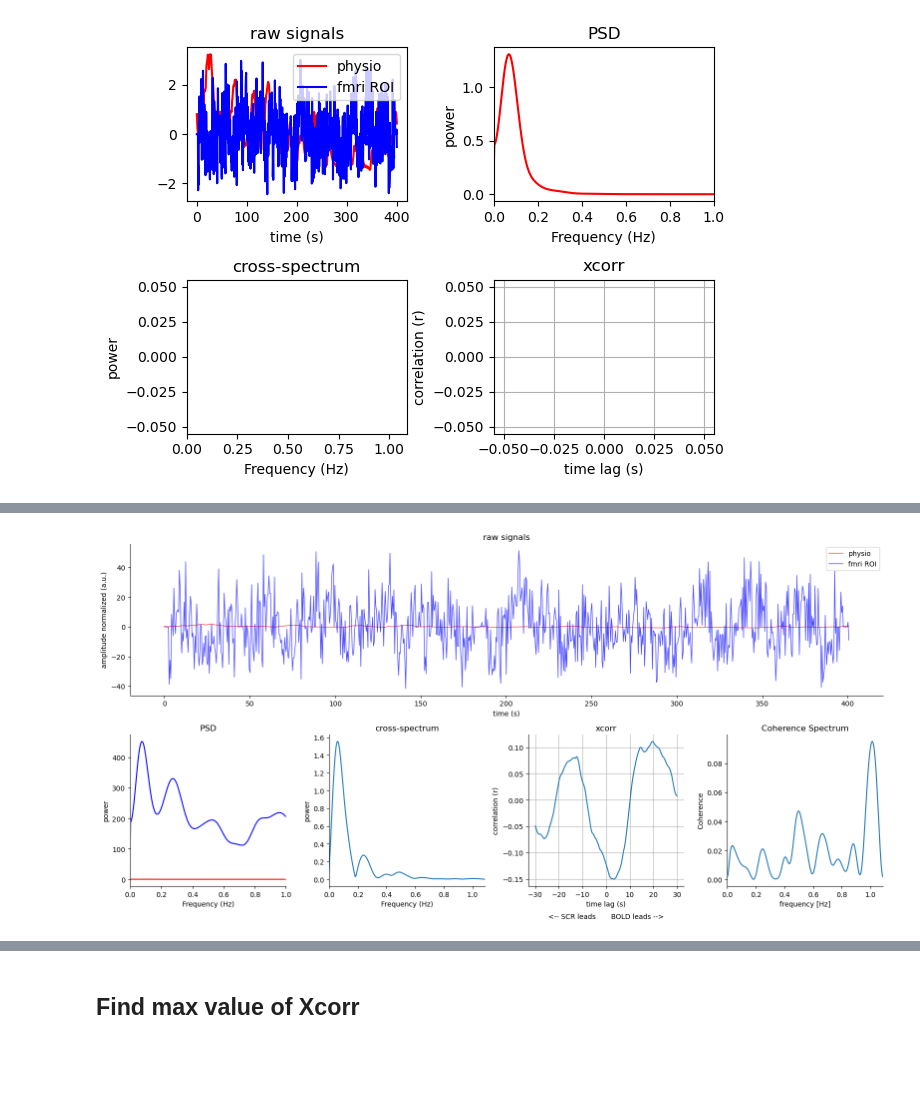
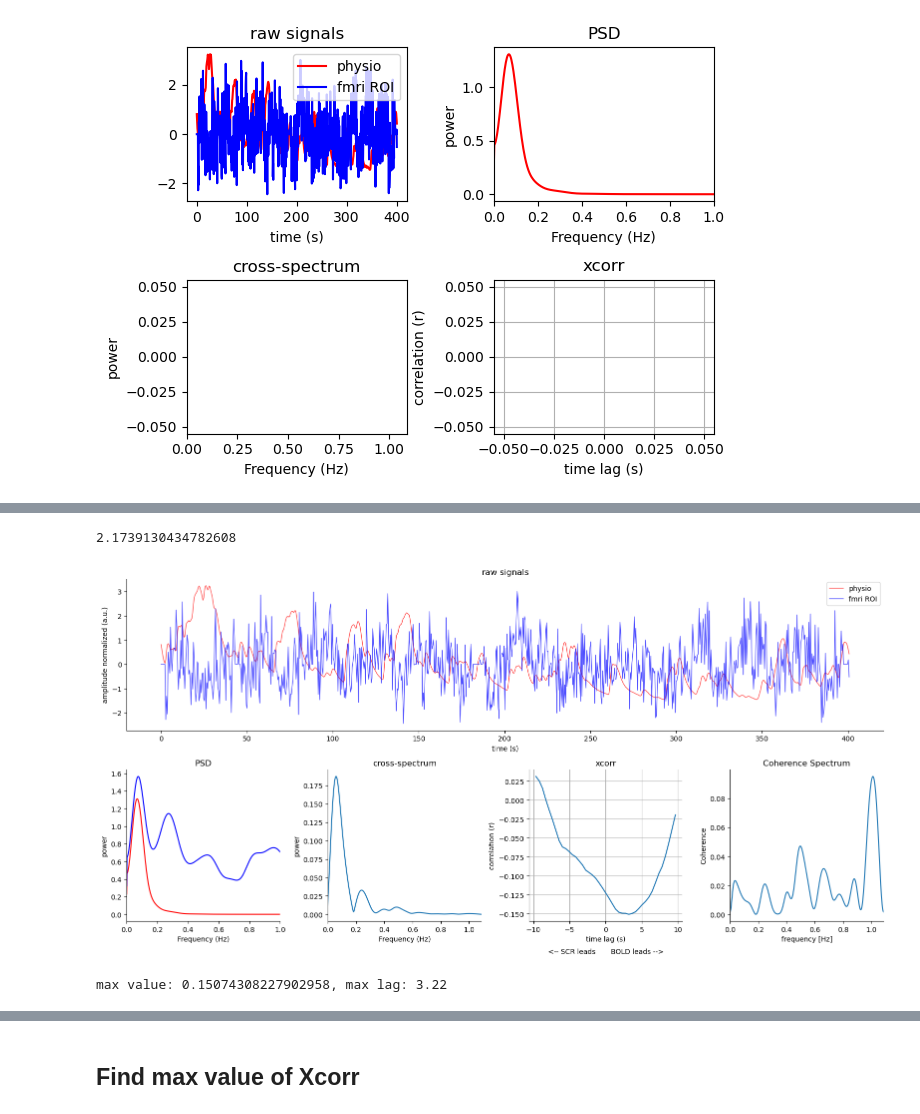
Before and after one commit to jungheejung/spacetop_biopac, a Jupyter notebook: scripts/p05_xcorr/c00_crosscorrelation_sandbox.ipynb, the cells around one changed output, grey strips where cells are left out. Drawn from its saved outputs; the diff is of its cells as text; code cells hidden in the pictures; blank space fills up the shorter version.

Commit message:
DEV: shorten window; extract absolute max for xcorr

```diff
--- a/scripts/p05_xcorr/c00_crosscorrelation_sandbox.ipynb
+++ b/scripts/p05_xcorr/c00_crosscorrelation_sandbox.ipynb
@@ -311,6 +311,10 @@ array([-9.88092964e-02+0.00000000e+00j, -2.00115134e-01-9.53952185e-02j,
        -9.79440686e-04-1.81916341e-03j, -1.00757050e-03-1.36929399e-03j,
        -1.02788085e-03-9.15212279e-04j, -1.04015524e-03-4.58312236e-04j,
        -5.22130756e-04+0.00000000e+00j])
+# %%
+Fs
+# %% [output]
+2.1739130434782608
 # %%
 # modify this for physio and fmri _______________
 import numpy as np
@@ -323,10 +327,8 @@ import seaborn as sns
 TR=0.46
 Fs = 1/TR #1/TR
 # clean up data
-physio_standardized = (physio_tr - np.nanmean(physio_tr))
-#/ np.nanstd(physio_tr)
-fmri_standardized = (first_roi_dropoutlier - np.nanmean(first_roi_dropoutlier))
-#/np.nanstd(first_roi_dropoutlier)
+physio_standardized = (physio_tr - np.nanmean(physio_tr)) / np.nanstd(physio_tr)
+fmri_standardized = (first_roi_dropoutlier - np.nanmean(first_roi_dropoutlier))/np.nanstd(first_roi_dropoutlier)
 tvec = np.arange(0, len(physio_standardized) / Fs, 1/Fs)
 data1_centered = physio_standardized - np.nanmean(physio_standardized)
 data2_centered = fmri_standardized - np.nanmean(fmri_standardized)#fmri_standardizednp.nan_to_num(np.mean(fmri_standardized))
@@ -392,7 +394,7 @@ ax3.set_ylabel('power')
 ax3.set_title('cross-spectrum')
 
 # plot4: Compute and plot cross-correlation
-maxlags = int(Fs * 30)
+maxlags = int(Fs * 10)
 acf = correlate(data1, data2, mode='full', method='direct')
 # crossSD = abs(Pxy)**2/(Pxx*Pyy)
 norm_factor = np.sqrt(np.sum(data1**2) * np.sum(data2**2))
@@ -405,34 +407,45 @@ acf_normalized = acf / norm_factor
 # acf_normalized = acf / np.sqrt(auto_corr_data1 * auto_corr_data2)
 
 # acf /= len(data1)  # Normalizing
 lags = np.arange(-maxlags, maxlags + 1) * (1./Fs)
 
 # plt.subplot(224)
 ax4.plot(lags[len(lags)//2-maxlags:len(lags)//2+maxlags+1], acf_normalized[len(acf_normalized)//2-maxlags:len(acf_normalized)//2+maxlags+1])
 
 # ax4.plot(lags[len(lags)//2-maxlags:len(lags)//2+maxlags+1], acf[len(acf)//2-maxlags:len(acf)//2+maxlags+1])
 ax4.grid(True)
 ax4.set_xlabel('time lag (s)')
 ax4.set_ylabel('correlation (r)')
 ax4.set_title('xcorr')
 ax4.text(0.5, -0.2, '<-- SCR leads       BOLD leads -->', ha='center', va='center', transform=ax4.transAxes)
 
 
 # plot 5
 
 f_coh, Cxy = coherence(data1, data2, Fs, window=hann(ws), noverlap=noverlap, nfft=nfft)
 ax5.plot(f_coh, Cxy)
 ax5.set_xlim([0, Fs/2])  # Limit to Nyquist frequency
 
 ax5.set_xlabel('frequency [Hz]')
 ax5.set_ylabel('Coherence')
 ax5.set_title('Coherence Spectrum')
 # Show the figure
 plt.tight_layout()
 sns.despine()
 plt.show()
+
+
+acf_sliced = acf_normalized[len(acf_normalized)//2-maxlags:len(acf_normalized)//2+maxlags+1]
+lags_sliced = lags[len(lags)//2-maxlags:len(lags)//2+maxlags+1]
+absolute_values = [abs(number) for number in acf_sliced]  # Convert all numbers to their absolute values
+# absolute_max_value = max(absolute_values)
+max_acf_value = np.max(absolute_values)
+max_acf_index = np.argmax(absolute_values)
+max_lag_time = lags_sliced[max_acf_index]
+print(f"max value: {max_acf_value}, max lag: {max_lag_time}")
 # %% [output]
-[figure, old version]
+[figure, new version]
+max value: 0.15074308227902958, max lag: 3.22
 # %%
 import numpy as np
 from scipy.signal import correlate
```
Also changed, not shown: parts of 3 cells of this notebook.
